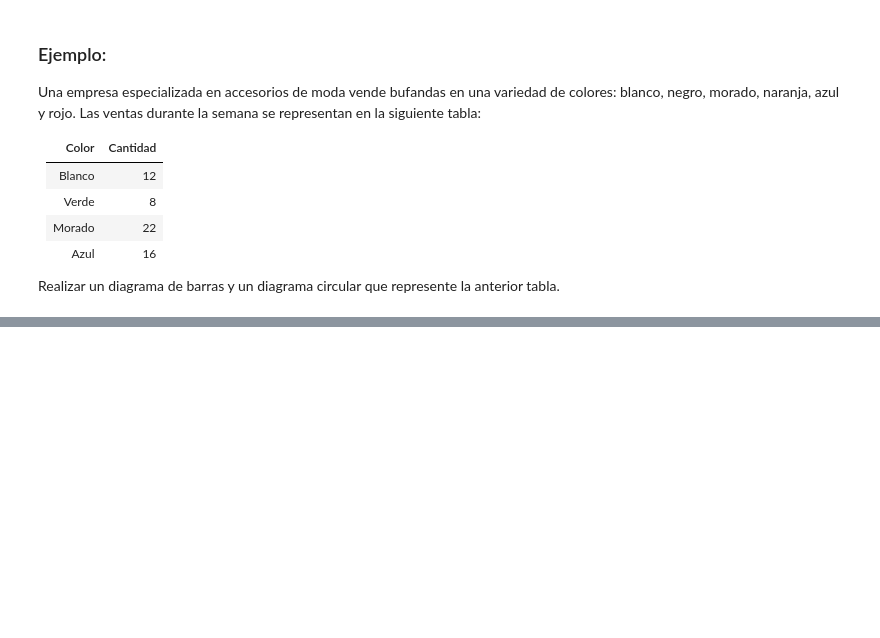
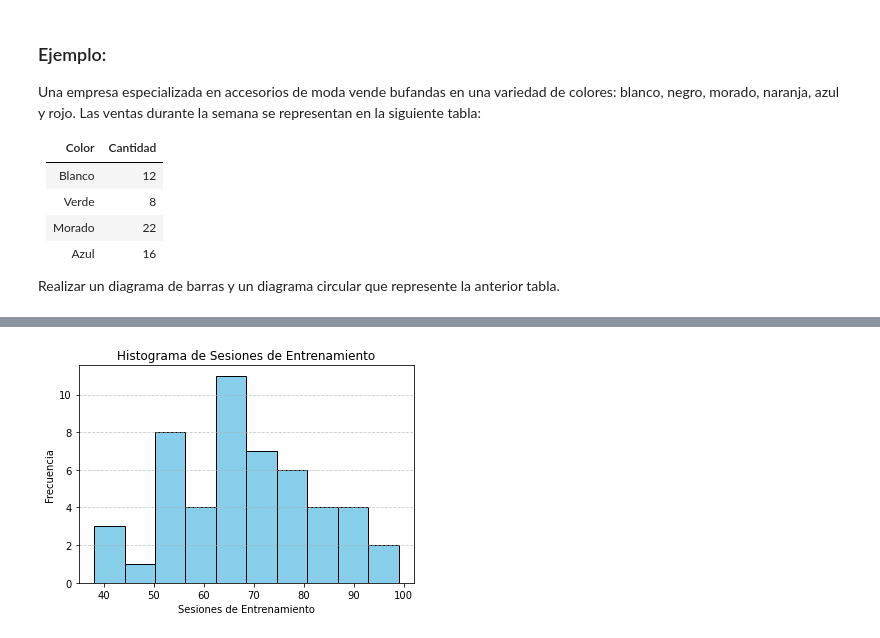
Before and after one commit to waalzate/StatisticsJala, a Jupyter notebook: Semana2-RepresentacionesVisuales/Semana2_RepresentacionesVisuales.ipynb, the cells around one changed output, grey strips where cells are left out. Cells and saved outputs as stored; diff of their text form; code cells hidden in the pictures; blank space fills up the shorter version.

```diff
--- a/Semana2-RepresentacionesVisuales/Semana2_RepresentacionesVisuales.ipynb
+++ b/Semana2-RepresentacionesVisuales/Semana2_RepresentacionesVisuales.ipynb
@@ -475,0 +551,23 @@ Name: CAEC, dtype: int64
+# %%
+import matplotlib.pyplot as plt
+
+# Datos de sesiones de entrenamiento
+sesiones_entrenamiento = [83, 51, 66, 61, 82, 65, 54, 56, 92, 60,
+                          65, 87, 68, 64, 51, 70, 75, 66, 74, 68,
+                          44, 55, 78, 69, 98, 67, 72, 77, 79, 62,
+                          38, 88, 76, 99, 84, 47, 60, 42, 66, 74,
+                          91, 71, 83, 80, 68, 65, 51, 56, 73, 55]
+
+# Crear el histograma
+plt.hist(sesiones_entrenamiento, bins=10, color='skyblue', edgecolor='black')
+
+# Personalizar el gráfico (opcional)
+plt.title('Histograma de Sesiones de Entrenamiento')
+plt.xlabel('Sesiones de Entrenamiento')
+plt.ylabel('Frecuencia')
+plt.grid(axis='y', linestyle='--', alpha=0.7)
+
+# Mostrar el gráfico
+plt.show()
+# %% [output]
+[figure, added]
```
Also changed, not shown: parts of 27 cells of this notebook, 1 other file.
